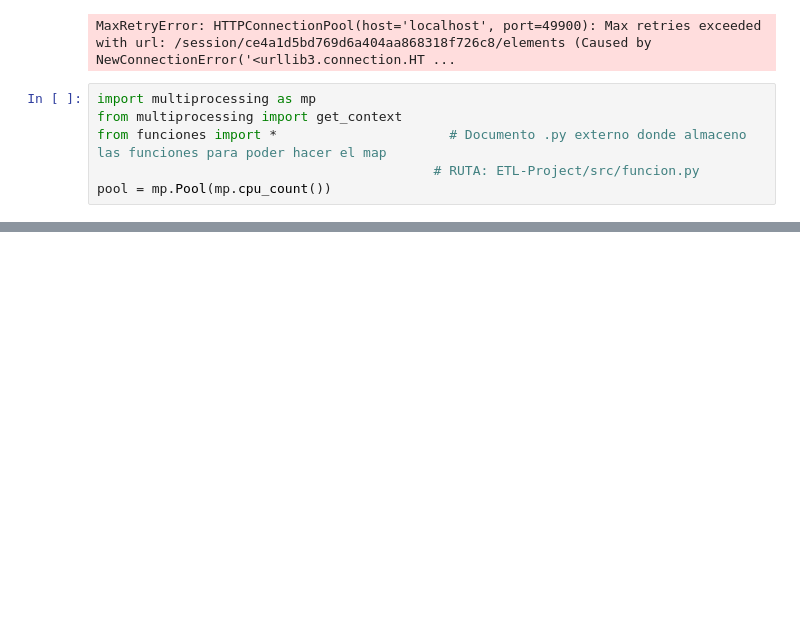
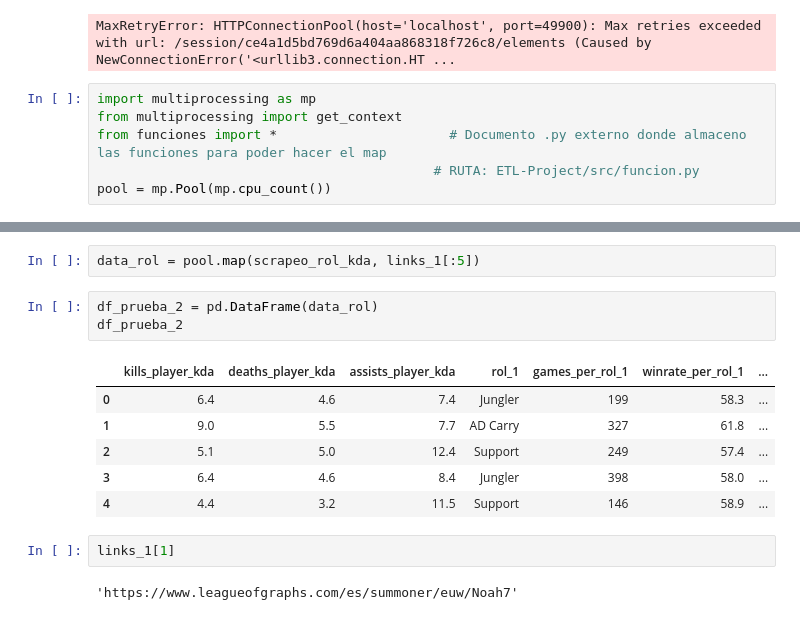
Before and after one commit to Periclates7/League_of_Scouters, a Jupyter notebook: src/Prueba.ipynb, the cells around one changed output, grey strips where cells are left out. Cells and saved outputs as stored; diff of their text form; blank space fills up the shorter version.

```diff
--- a/src/Prueba.ipynb
+++ b/src/Prueba.ipynb
@@ -885,0 +880,16 @@ data_rol
+# %%
+data_rol = pool.map(scrapeo_rol_kda, links_1[:5])
+# %%
+df_prueba_2 = pd.DataFrame(data_rol)
+df_prueba_2
+# %% [output]
+|  | kills_player_kda | deaths_player_kda | assists_player_kda | rol_1 | games_per_rol_1 | winrate_per_rol_1 | ... |
+| 0 | 6.4 | 4.6 | 7.4 | Jungler | 199 | 58.3 | ... |
+| 1 | 9.0 | 5.5 | 7.7 | AD Carry | 327 | 61.8 | ... |
+| 2 | 5.1 | 5.0 | 12.4 | Support | 249 | 57.4 | ... |
+| 3 | 6.4 | 4.6 | 8.4 | Jungler | 398 | 58.0 | ... |
+| 4 | 4.4 | 3.2 | 11.5 | Support | 146 | 58.9 | ... |
+# %%
+links_1[1]
+# %% [output]
+'https://www.leagueofgraphs.com/es/summoner/euw/Noah7'
```
Also changed, not shown: parts of 18 cells of this notebook, 2 other files.
